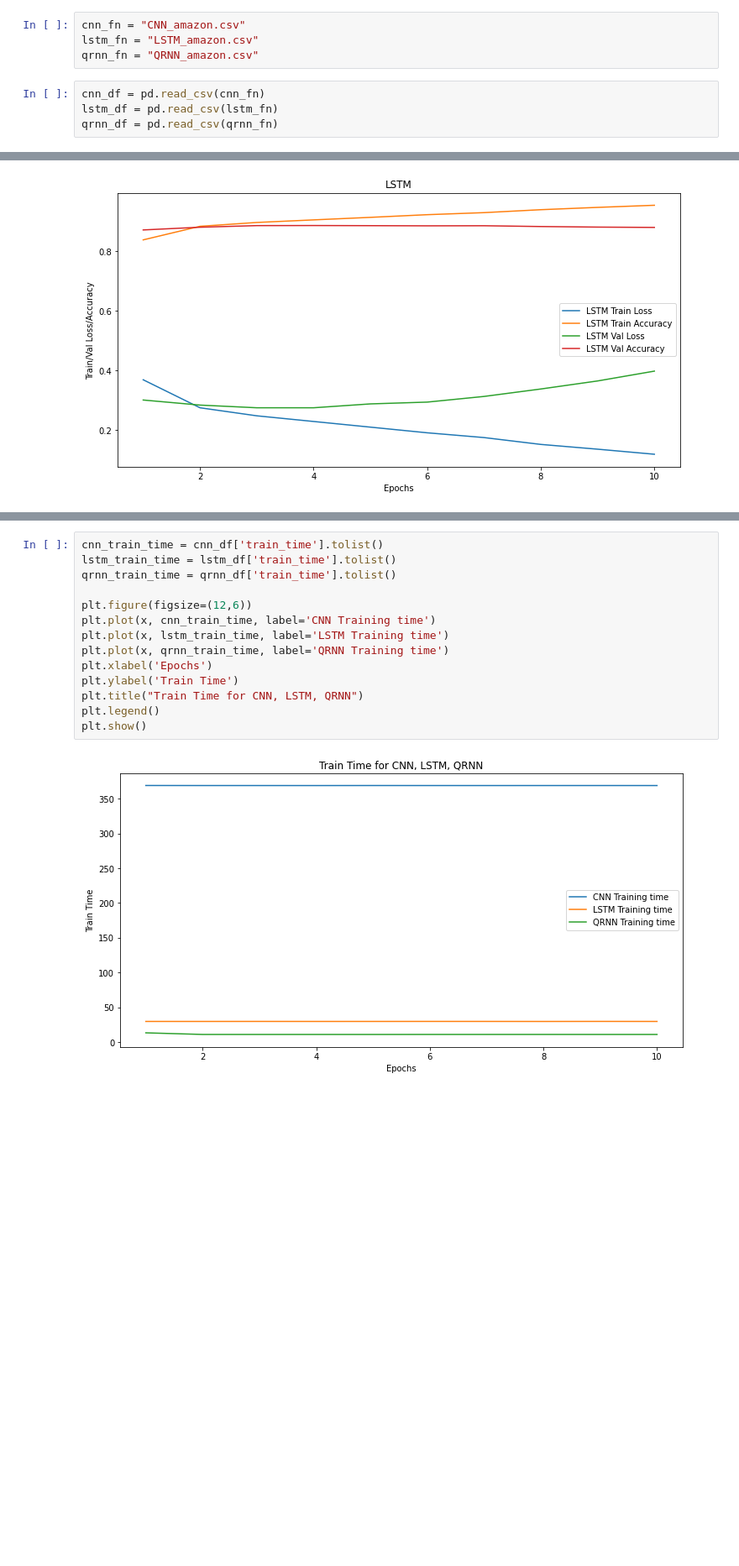
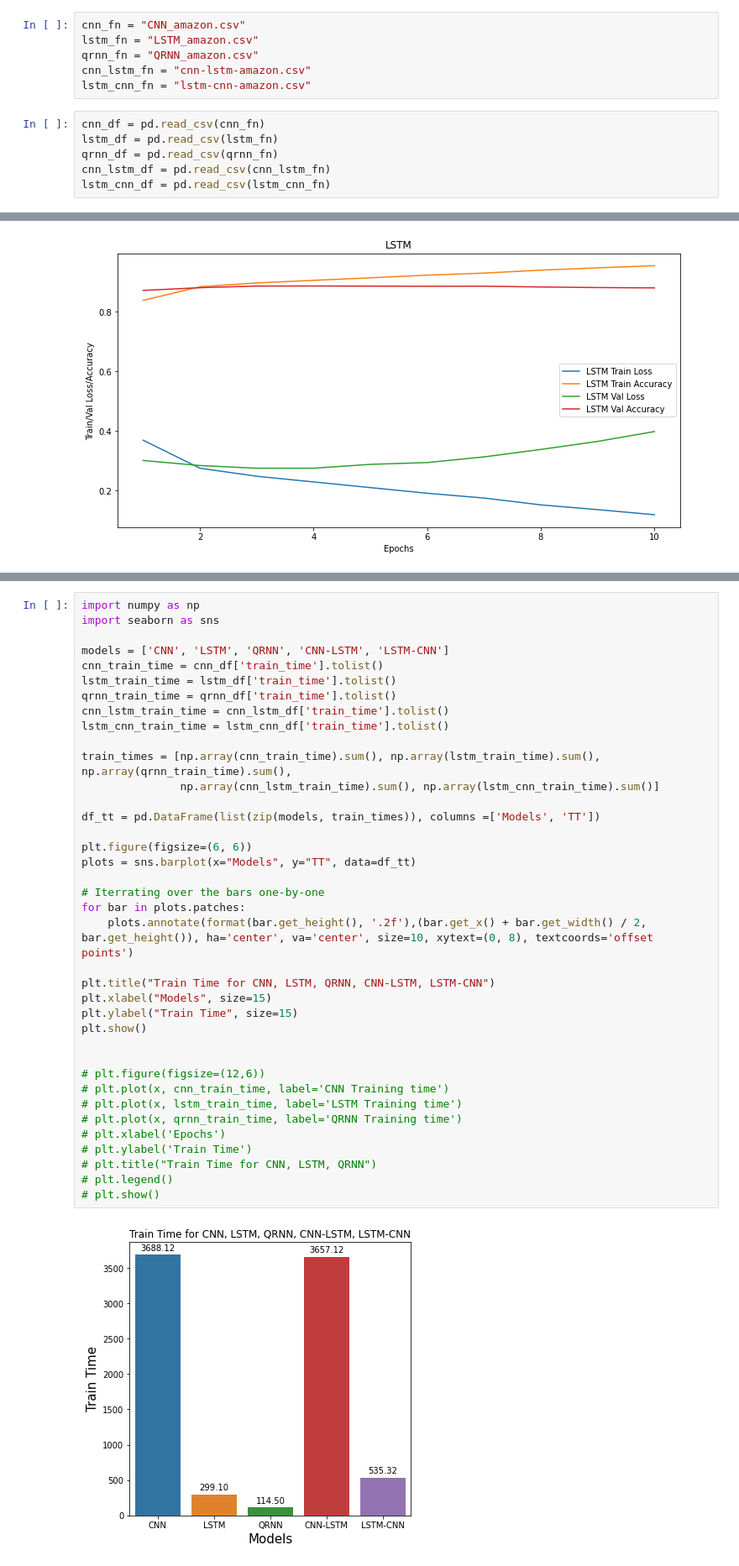
Before and after one commit to Shr2020/Sentiment-Analysis-Models-Comparative-Analysis, a Jupyter notebook: Amazon_graphs.ipynb, the cells around one changed output, grey strips where cells are left out. Shown at 84% size. Saved outputs shown, nothing was run; the diff lists cells and outputs as text; blank space fills up the shorter version.

Commit message:
Graphs

```diff
--- a/Amazon_graphs.ipynb
+++ b/Amazon_graphs.ipynb
@@ -7,10 +7,14 @@ import numpy as np
 cnn_fn = "CNN_amazon.csv"
 lstm_fn = "LSTM_amazon.csv"
 qrnn_fn = "QRNN_amazon.csv"
+cnn_lstm_fn = "cnn-lstm-amazon.csv"
+lstm_cnn_fn = "lstm-cnn-amazon.csv"
 # %%
 cnn_df = pd.read_csv(cnn_fn)
 lstm_df = pd.read_csv(lstm_fn)
 qrnn_df = pd.read_csv(qrnn_fn)
+cnn_lstm_df = pd.read_csv(cnn_lstm_fn)
+lstm_cnn_df = pd.read_csv(lstm_cnn_fn)
 # %%
 cnn_df.head()
 # %% [output]
@@ -174,17 +255,41 @@ plt.show()
 # %%
+import numpy as np
+import seaborn as sns
+
+models = ['CNN', 'LSTM', 'QRNN', 'CNN-LSTM', 'LSTM-CNN']
 cnn_train_time = cnn_df['train_time'].tolist()
 lstm_train_time = lstm_df['train_time'].tolist()
 qrnn_train_time = qrnn_df['train_time'].tolist()
+cnn_lstm_train_time = cnn_lstm_df['train_time'].tolist()
+lstm_cnn_train_time = lstm_cnn_df['train_time'].tolist()
 
-plt.figure(figsize=(12,6))
-plt.plot(x, cnn_train_time, label='CNN Training time')
-plt.plot(x, lstm_train_time, label='LSTM Training time')
-plt.plot(x, qrnn_train_time, label='QRNN Training time')
-plt.xlabel('Epochs')
-plt.ylabel('Train Time')
-plt.title("Train Time for CNN, LSTM, QRNN")
-plt.legend()
+train_times = [np.array(cnn_train_time).sum(), np.array(lstm_train_time).sum(), np.array(qrnn_train_time).sum(),
+               np.array(cnn_lstm_train_time).sum(), np.array(lstm_cnn_train_time).sum()]
+
+df_tt = pd.DataFrame(list(zip(models, train_times)), columns =['Models', 'TT'])
+
+plt.figure(figsize=(6, 6))
+plots = sns.barplot(x="Models", y="TT", data=df_tt)
+
+# Iterrating over the bars one-by-one
+for bar in plots.patches:
+    plots.annotate(format(bar.get_height(), '.2f'),(bar.get_x() + bar.get_width() / 2, bar.get_height()), ha='center', va='center', size=10, xytext=(0, 8), textcoords='offset points')
+
+plt.title("Train Time for CNN, LSTM, QRNN, CNN-LSTM, LSTM-CNN")
+plt.xlabel("Models", size=15)
+plt.ylabel("Train Time", size=15)
 plt.show()
+
+
+# plt.figure(figsize=(12,6))
+# plt.plot(x, cnn_train_time, label='CNN Training time')
+# plt.plot(x, lstm_train_time, label='LSTM Training time')
+# plt.plot(x, qrnn_train_time, label='QRNN Training time')
+# plt.xlabel('Epochs')
+# plt.ylabel('Train Time')
+# plt.title("Train Time for CNN, LSTM, QRNN")
+# plt.legend()
+# plt.show()
 # %% [output]
-[figure, old version]
+[figure, new version]
 # %%
```
Also changed, not shown: parts of 9 cells of this notebook, 5 other files.
